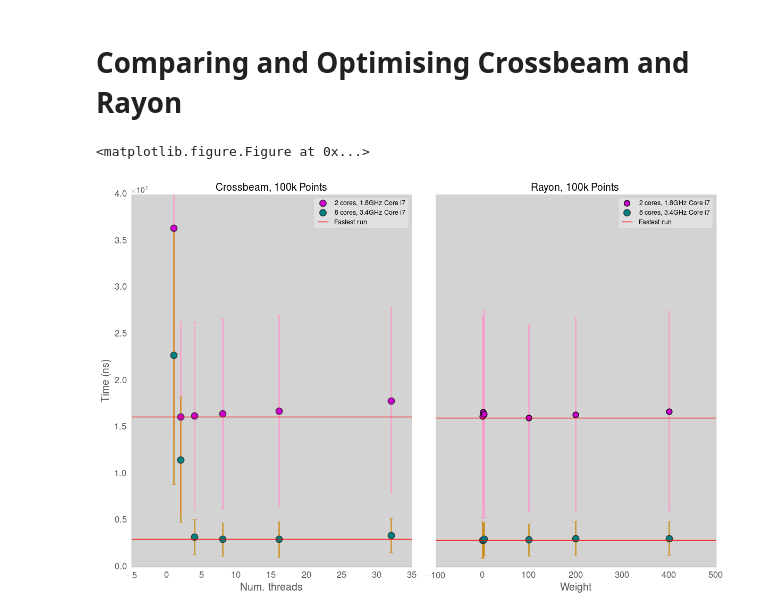
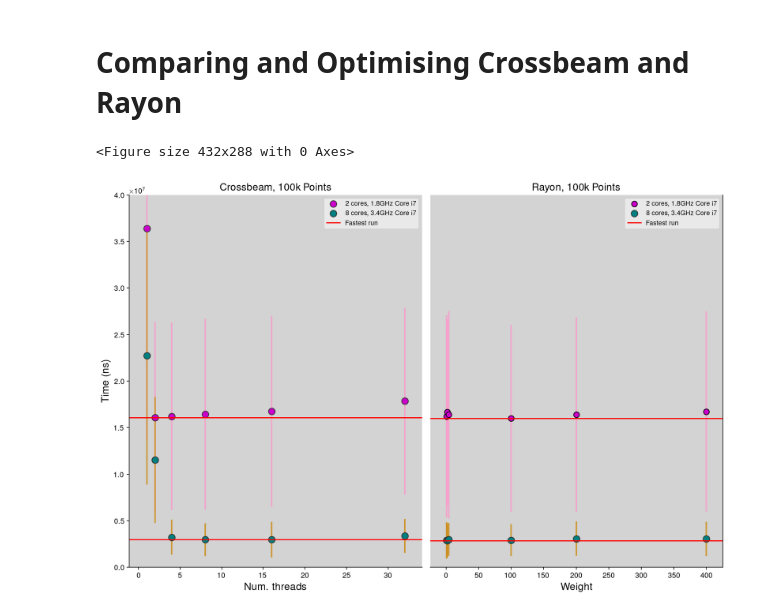
Before and after one commit to urschrei/lonlat_bng, a Jupyter notebook: rust_BNG.ipynb, the cells around one changed output. Cells and saved outputs as stored; diff of their text form; code cells hidden in the pictures.

Commit message:
Update figure
[ci skip]

```diff
--- a/rust_BNG.ipynb
+++ b/rust_BNG.ipynb
@@ -339,7 +340,7 @@ fig = plt.figure(figsize=(12, 8))
 # Crossbeam
 # filter by cores and method
 df_cb = df[(df.cores == 2) & (df.method == "crossbeam")]
-ax1 = fig.add_subplot(121, axisbg='#d3d3d3')
+ax1 = fig.add_subplot(121, facecolor='#d3d3d3')
 threads = plt.scatter(df_cb['ivariable'], df_cb['time'],
     color='#CC00CC',
     edgecolor='#333333',
@@ -396,7 +397,7 @@ ax1.spines['right'].set_visible(False)
 plt.tick_params(
     axis='x',
     which='both',
-    top='off',
+    top=False,
     bottom='on',
     labelbottom='on')
 
@@ -405,18 +406,18 @@ plt.tick_params(
     axis='y',
     which='both',
     left='on',
-    right='off',
-    labelbottom='off')
+    right=False,
+    labelbottom=False)
 
 
 plt.title("Crossbeam, 100k Points", fontsize=14)
-ax1.tick_params(axis='both', which='major', labelsize=12)
+# ax1.tick_params(axis='both', which='major', labelsize=12)
 plt.tight_layout()
 
 # Rayon
 # filter by cores and method
 df_ry = df[(df.cores == 2) & (df.method == "rayon")]
-ax2 = fig.add_subplot(122, axisbg='#d3d3d3')
+ax2 = fig.add_subplot(122, facecolor='#d3d3d3')
 rayon = plt.scatter(df_ry['ivariable'], df_ry['time'],
     color='#CC00CC',
     edgecolor='#000000',
@@ -456,7 +457,7 @@ plt.errorbar(df_ry_['ivariable'].values, df_ry_['time'].values, yerr=df_ry_['err
 )
 
 plt.xlabel("Weight", fontsize=14)
-ax2.tick_params(axis='both', which='major', labelsize=12)
+# ax2.tick_params(axis='both', which='major', labelsize=12)
 ax2.set_yticklabels([])
 # highlight fastest runs
 ry = plt.axhline(df_ry.time.min(), color='red')
@@ -467,37 +468,37 @@ ax2.spines['left'].set_visible(False)
 plt.title("Rayon, 100k Points", fontsize=14)
 
 leg = plt.legend(
     (rayon, rayon_, ry),
     ('2 cores, 1.8GHz Core i7', '8 cores, 3.4GHz Core i7', 'Fastest run'),
     loc='upper right',
     scatterpoints=1,
     fontsize=9)
 leg.get_frame().set_alpha(0.5)
 
 # x ticks
-# x ticks
 plt.tick_params(
     axis='x',
     which='both',
-    top='off',
+    top=False,
     bottom='on',
     labelbottom='on')
 
 #  y ticks
 plt.tick_params(
     axis='y',
     which='both',
-    left='off',
-    right='on',
-    labelbottom='off')
+    left=False,
+    right=False,
+    top=False,
+    labelbottom=False)
 
 # output
 plt.tight_layout()
 plt.savefig(
     'crossbeam_v_rayon.png',
     format="png", bbox_inches='tight',
     alpha=True, transparent=True, dpi=100)
 plt.show()
 # %% [output]
-<matplotlib.figure.Figure at 0x...>
+<Figure size 432x288 with 0 Axes>
-[figure, old version]
+[figure, new version]
```
Also changed, not shown: parts of 2 cells of this notebook, 1 other file.
